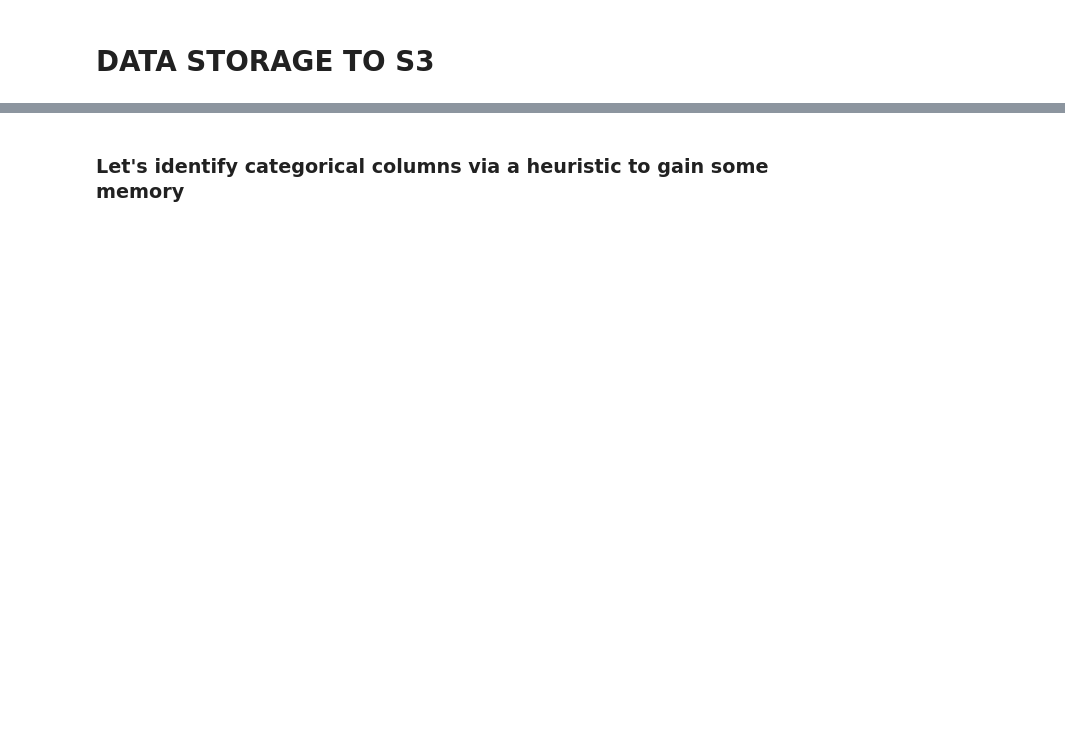
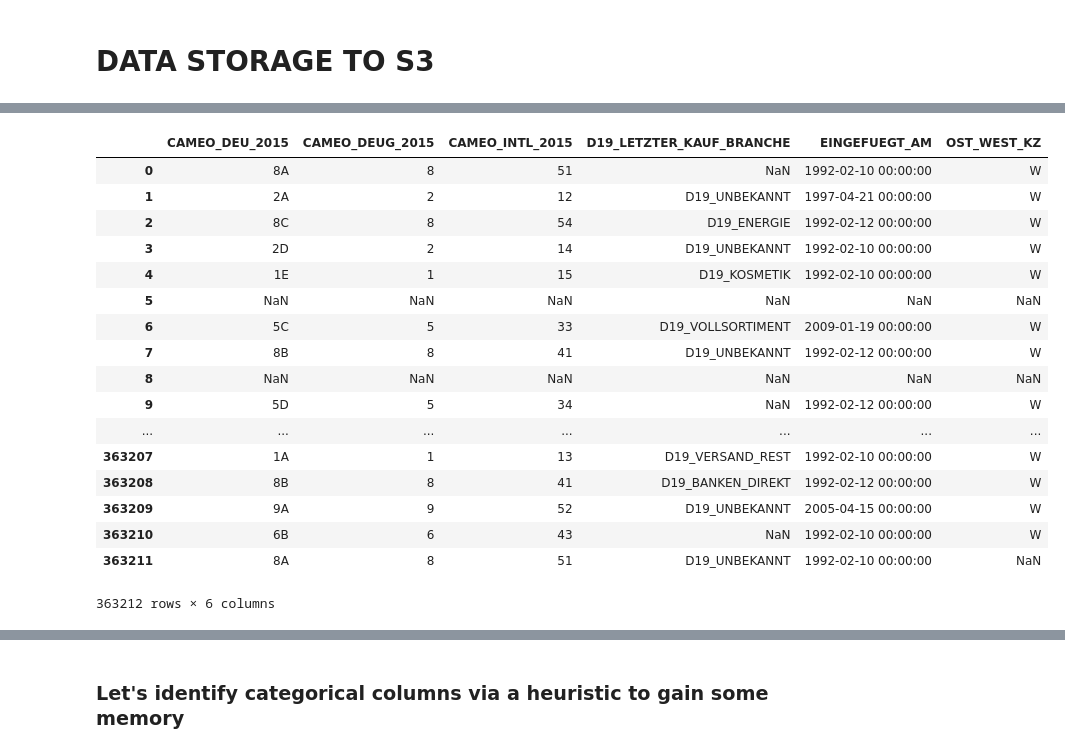
Before and after one commit to FenryrMKIII/udacity-ML-captstone, a Jupyter notebook: Arvato Project Workbook.ipynb, the cells around one changed output, grey strips where cells are left out. Drawn from its saved outputs; the diff is of its cells as text; code cells hidden in the pictures; blank space fills up the shorter version.

```diff
--- a/Arvato Project Workbook.ipynb
+++ b/Arvato Project Workbook.ipynb
@@ -70 +211,16 @@ sagemaker.s3.S3Uploader.upload('Udacity_MAILOUT_052018_TRAIN.csv', s3_dataset_pa
+# %%
+# data location on S3
+pop_dataset_loc = f's3://{bucket}/dataset/Udacity_AZDIAS_052018.csv'
+customers_dataset_loc = f's3://{bucket}/dataset/Udacity_CUSTOMERS_052018.csv'
+
+# partial loading
+# load in the data, first only a few rows to get an idea
+# I had a memory issue when loading the complete file
+# 1 every 2 rows
+pop_df_partial = pd.read_csv(pop_dataset_loc, sep=';', skiprows = lambda x: x%2) # skiprows because much data... Let's see if one can convert some to categorical to reduce memory usage
+customers_df_partial = pd.read_csv(customers_dataset_loc, sep=';', skiprows = lambda x: x%2)
+
+# Store columns names
+customers_categories = customers_df_partial.columns
+pop_categories = pop_df_partial.columns
 # %% [markdown]
@@ -89,0 +273,22 @@ memory usage: 261.6 MB
+# %%
+# Let's check which columns are object
+pop_df_partial.select_dtypes(object)
+# %% [output]
+|  | CAMEO_DEU_2015 | CAMEO_DEUG_2015 | CAMEO_INTL_2015 | D19_LETZTER_KAUF_BRANCHE | EINGEFUEGT_AM | OST_WEST_KZ |
+| 0 | 8A | 8 | 51 | NaN | 1992-02-10 00:00:00 | W |
+| 1 | 2A | 2 | 12 | D19_UNBEKANNT | 1997-04-21 00:00:00 | W |
+| 2 | 8C | 8 | 54 | D19_ENERGIE | 1992-02-12 00:00:00 | W |
+| 3 | 2D | 2 | 14 | D19_UNBEKANNT | 1992-02-10 00:00:00 | W |
+| 4 | 1E | 1 | 15 | D19_KOSMETIK | 1992-02-10 00:00:00 | W |
+| 5 | NaN | NaN | NaN | NaN | NaN | NaN |
+| 6 | 5C | 5 | 33 | D19_VOLLSORTIMENT | 2009-01-19 00:00:00 | W |
+| 7 | 8B | 8 | 41 | D19_UNBEKANNT | 1992-02-12 00:00:00 | W |
+| 8 | NaN | NaN | NaN | NaN | NaN | NaN |
+| 9 | 5D | 5 | 34 | NaN | 1992-02-12 00:00:00 | W |
+| ... | ... | ... | ... | ... | ... | ... |
+| 363207 | 1A | 1 | 13 | D19_VERSAND_REST | 1992-02-10 00:00:00 | W |
+| 363208 | 8B | 8 | 41 | D19_BANKEN_DIREKT | 1992-02-12 00:00:00 | W |
+| 363209 | 9A | 9 | 52 | D19_UNBEKANNT | 2005-04-15 00:00:00 | W |
+| 363210 | 6B | 6 | 43 | NaN | 1992-02-10 00:00:00 | W |
+| 363211 | 8A | 8 | 51 | D19_UNBEKANNT | 1992-02-10 00:00:00 | NaN |
+363212 rows × 6 columns
```
Also changed, not shown: parts of 96 cells of this notebook, 4 other files.
